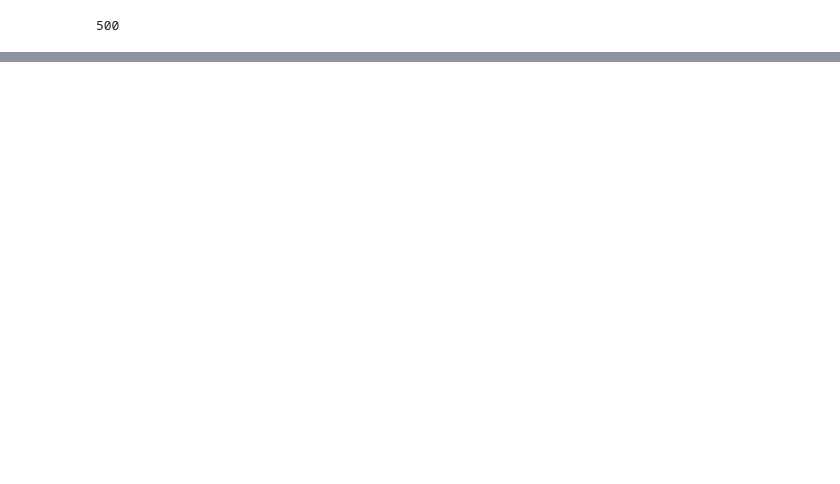
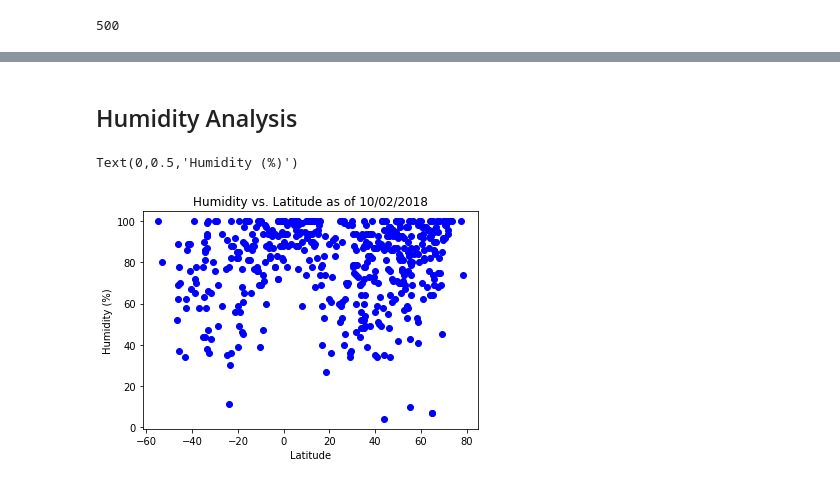
Before and after one commit to obnicholson/PythonAPIs_Oct3, a Jupyter notebook: WeatherPy.ipynb, the cells around one changed output, grey strips where cells are left out. Saved outputs shown, nothing was run; the diff lists cells and outputs as text; code cells hidden in the pictures; blank space fills up the shorter version.

```diff
--- a/WeatherPy.ipynb
+++ b/WeatherPy.ipynb
@@ -114,0 +142,10 @@ for city in weather:
+# %% [markdown]
+## Humidity Analysis
+# %%
+plt.scatter(lats,humidities,marker="o",color="blue")
+plt.title(f'Humidity vs. Latitude as of {datetime.strftime("%m/%d/%Y")}')
+plt.xlabel("Latitude")
+plt.ylabel("Humidity (%)")
+# %% [output]
+Text(0,0.5,'Humidity (%)')
+[figure, added]
```
Also changed, not shown: parts of 9 cells of this notebook.
